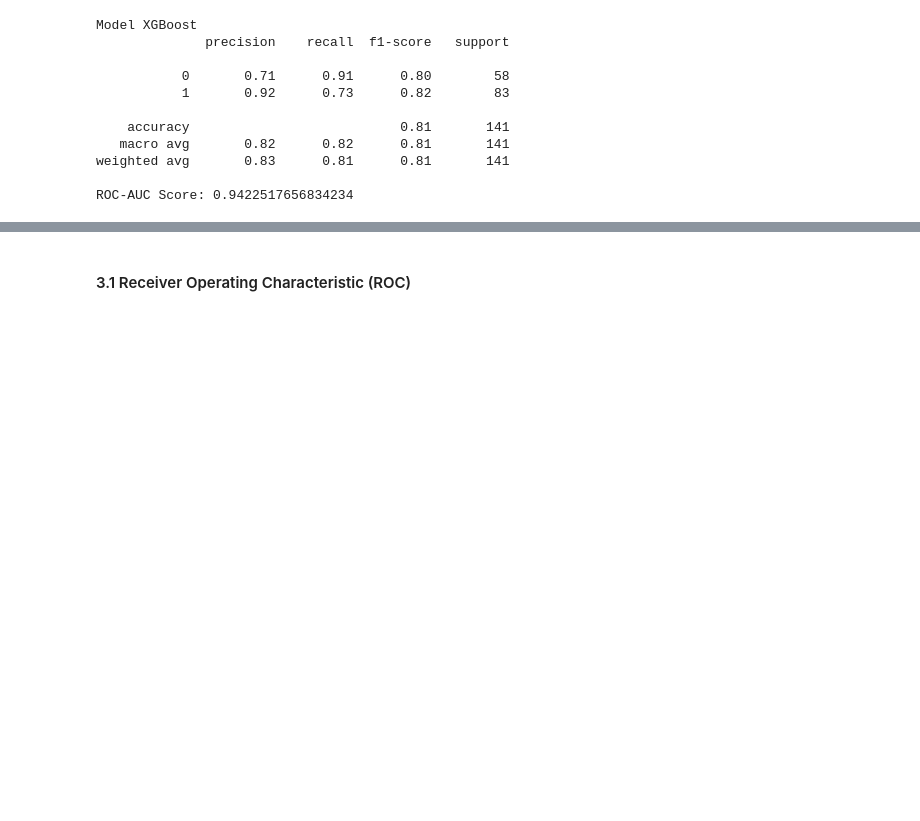
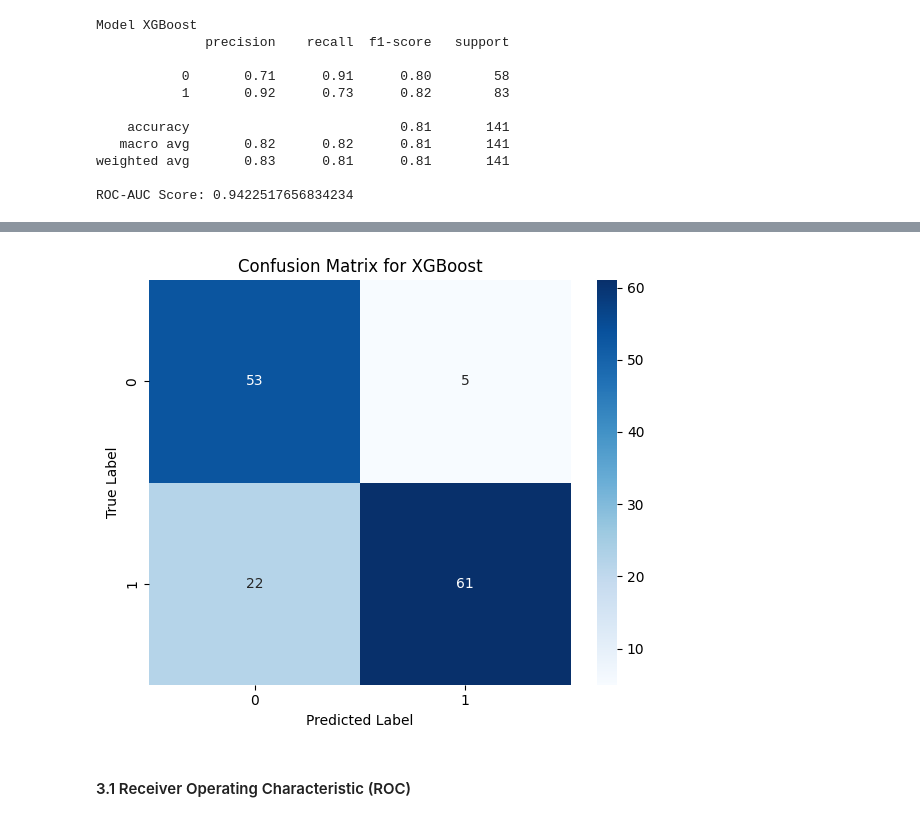
Before and after one commit to Bintaplaptrinh/EEG-Alcohol, a Jupyter notebook: report.ipynb, the cells around one changed output, grey strips where cells are left out. Saved outputs shown, nothing was run; the diff lists cells and outputs as text; code cells hidden in the pictures; blank space fills up the shorter version.

```diff
--- a/report.ipynb
+++ b/report.ipynb
@@ -437,3 +467,23 @@ fig.show()
+# %%
+cm = confusion_matrix(y_test, y_pred_xgb)
+
+plt.figure(figsize=(6, 5))
+sns.heatmap(
+    cm,
+    annot=True,
+    fmt="d",
+    cmap="Blues",
+    cbar=True,
+    xticklabels=["0", "1"],
+    yticklabels=["0", "1"],
+)
+plt.title("Confusion Matrix for XGBoost")
+plt.xlabel("Predicted Label")
+plt.ylabel("True Label")
+plt.tight_layout()
+plt.show()
+# %% [output]
+[figure, added]
 # %% [markdown]
 #### 3.1 Receiver Operating Characteristic (ROC)
 # %% [markdown]
```
Also changed, not shown: parts of 10 cells of this notebook, 1 other file.
